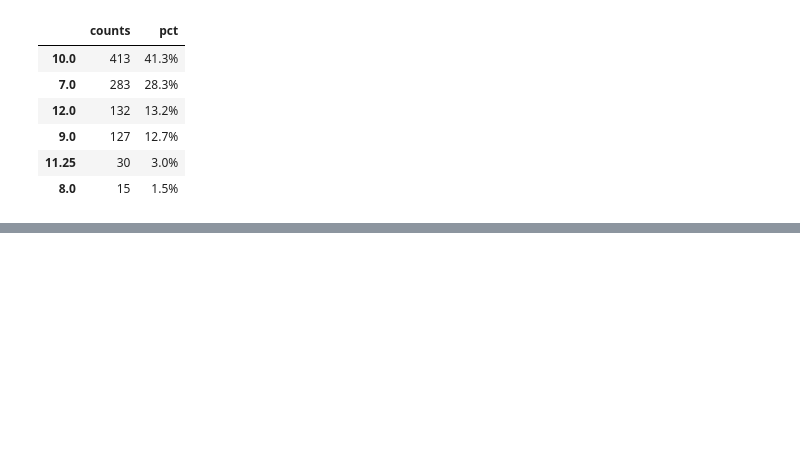
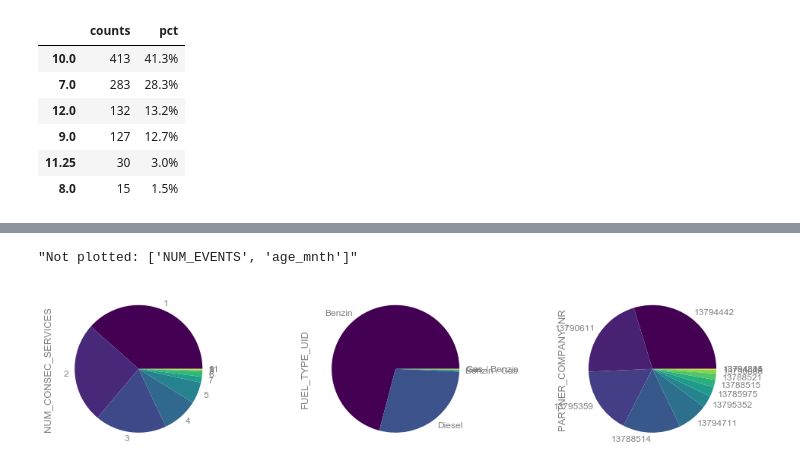
Before and after one commit to rbuerki/codebook, a Jupyter notebook: dev/dev_EDA.ipynb, the cells around one changed output, grey strips where cells are left out. Drawn from its saved outputs; the diff is of its cells as text; code cells hidden in the pictures; blank space fills up the shorter version.

```diff
--- a/dev/dev_EDA.ipynb
+++ b/dev/dev_EDA.ipynb
@@ -111,0 +118,9 @@ TypeError: plot_num_hist() got an unexpected keyword argument 'bins'
+# %%
+df_categorical = df.copy()
+for col in ["NUM_CONSEC_SERVICES", "NUM_EVENTS", "age_mnth", "FUEL_TYPE_UID", "PARTNER_COMPANY_NR"]:
+    df_categorical[col] = df_categorical[col].astype("category")
+# %%
+EDA.plot_categorical_pies(df_categorical)
+# %% [output]
+"Not plotted: ['NUM_EVENTS', 'age_mnth']"
+[figure, added]
```
Also changed, not shown: parts of 6 cells of this notebook, 1 other file.
